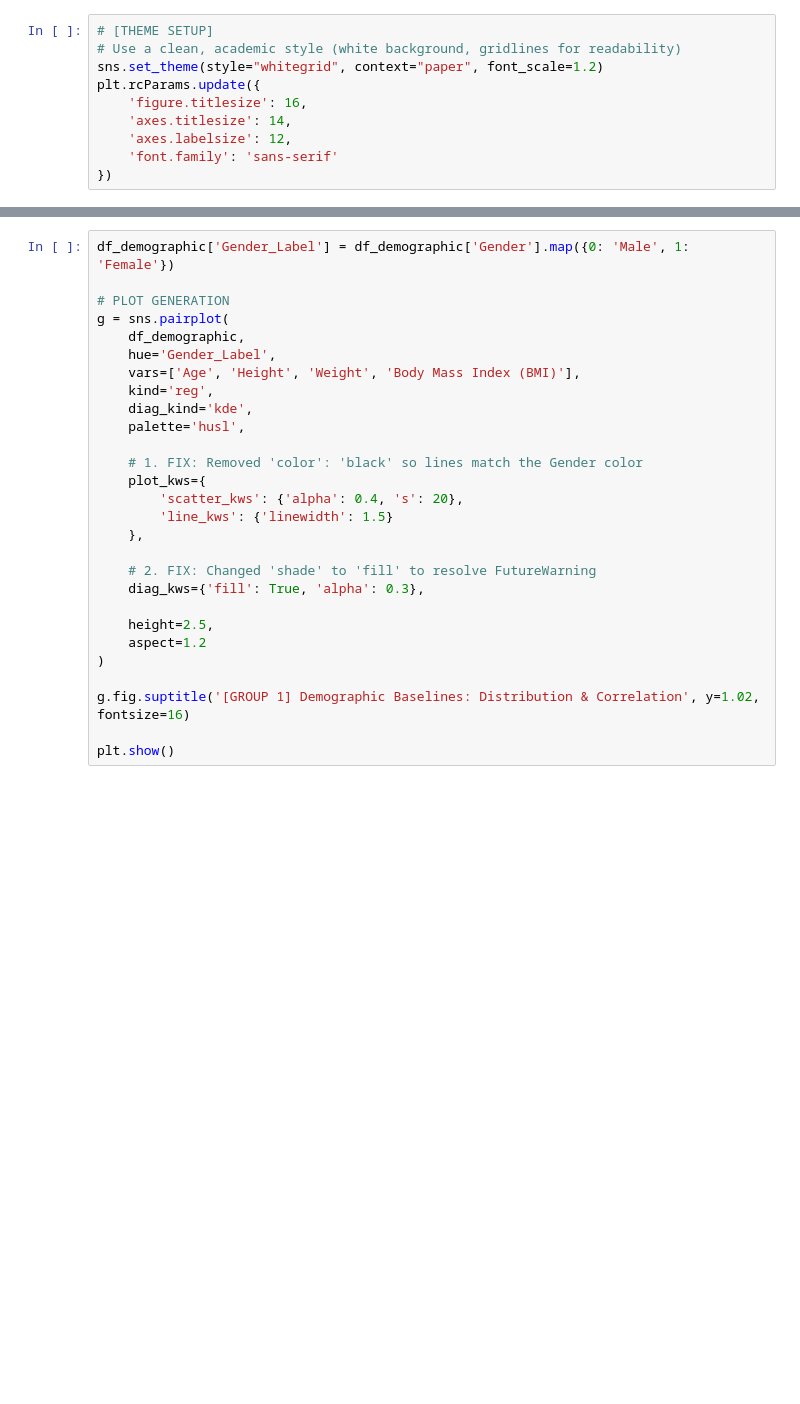
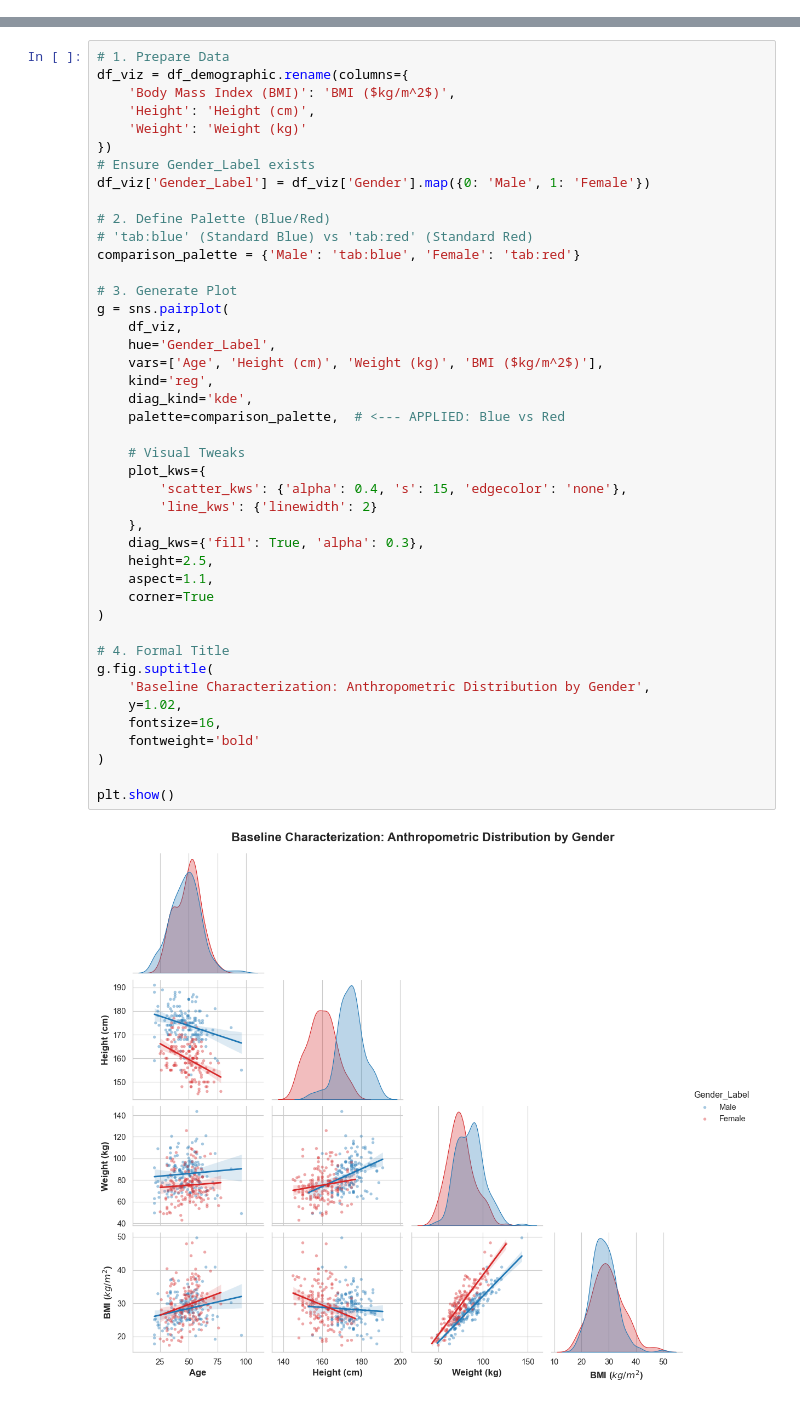
Before and after one commit to youquanneu/COMP3200_Individual_Project, a Jupyter notebook: Pipeline/DataAnalysis.ipynb, the cells around one changed output, grey strips where cells are left out. Saved outputs shown, nothing was run; the diff lists cells and outputs as text; blank space fills up the shorter version.

Commit message:
Modify Data Analysis Sheet

```diff
--- a/Pipeline/DataAnalysis.ipynb
+++ b/Pipeline/DataAnalysis.ipynb
@@ -8,10 +5,0 @@ from sklearn.metrics import r2_score
-# %%
-# [THEME SETUP]
-# Use a clean, academic style (white background, gridlines for readability)
-sns.set_theme(style="whitegrid", context="paper", font_scale=1.2)
-plt.rcParams.update({
-    'figure.titlesize': 16,
-    'axes.titlesize': 14,
-    'axes.labelsize': 12,
-    'font.family': 'sans-serif'
-})
@@ -187,29 +256,46 @@ else:
 # %%
-df_demographic['Gender_Label'] = df_demographic['Gender'].map({0: 'Male', 1: 'Female'})
+# 1. Prepare Data
+df_viz = df_demographic.rename(columns={
+    'Body Mass Index (BMI)': 'BMI ($kg/m^2$)',
+    'Height': 'Height (cm)',
+    'Weight': 'Weight (kg)'
+})
+# Ensure Gender_Label exists
+df_viz['Gender_Label'] = df_viz['Gender'].map({0: 'Male', 1: 'Female'})
 
-# PLOT GENERATION
+# 2. Define Palette (Blue/Red)
+# 'tab:blue' (Standard Blue) vs 'tab:red' (Standard Red)
+comparison_palette = {'Male': 'tab:blue', 'Female': 'tab:red'}
+
+# 3. Generate Plot
 g = sns.pairplot(
-    df_demographic,
+    df_viz,
     hue='Gender_Label',
-    vars=['Age', 'Height', 'Weight', 'Body Mass Index (BMI)'],
+    vars=['Age', 'Height (cm)', 'Weight (kg)', 'BMI ($kg/m^2$)'],
     kind='reg',
     diag_kind='kde',
-    palette='husl',
+    palette=comparison_palette,  # <--- APPLIED: Blue vs Red
 
-    # 1. FIX: Removed 'color': 'black' so lines match the Gender color
+    # Visual Tweaks
     plot_kws={
-        'scatter_kws': {'alpha': 0.4, 's': 20},
-        'line_kws': {'linewidth': 1.5}
+        'scatter_kws': {'alpha': 0.4, 's': 15, 'edgecolor': 'none'},
+        'line_kws': {'linewidth': 2}
     },
-
-    # 2. FIX: Changed 'shade' to 'fill' to resolve FutureWarning
     diag_kws={'fill': True, 'alpha': 0.3},
-
     height=2.5,
-    aspect=1.2
+    aspect=1.1,
+    corner=True
 )
 
-g.fig.suptitle('[GROUP 1] Demographic Baselines: Distribution & Correlation', y=1.02, fontsize=16)
+# 4. Formal Title
+g.fig.suptitle(
+    'Baseline Characterization: Anthropometric Distribution by Gender',
+    y=1.02,
+    fontsize=16,
+    fontweight='bold'
+)
 
 plt.show()
+# %% [output]
+[figure, added]
 # %%
```
Also changed, not shown: parts of 31 cells of this notebook, 1 other file.
